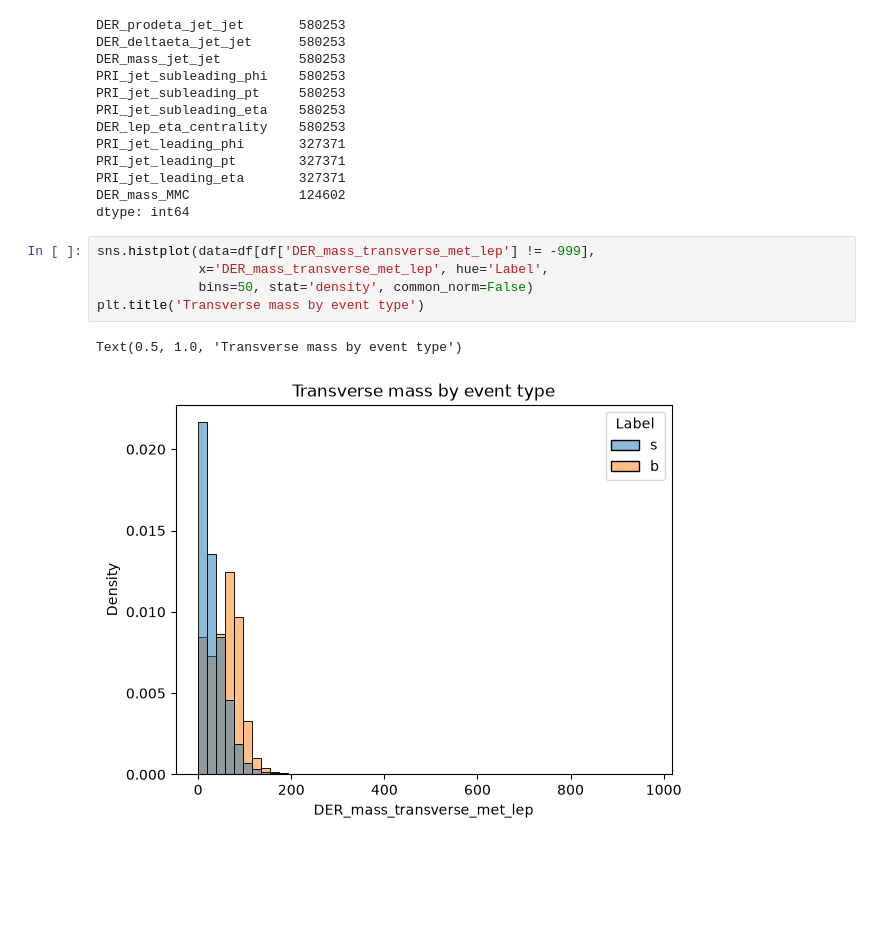
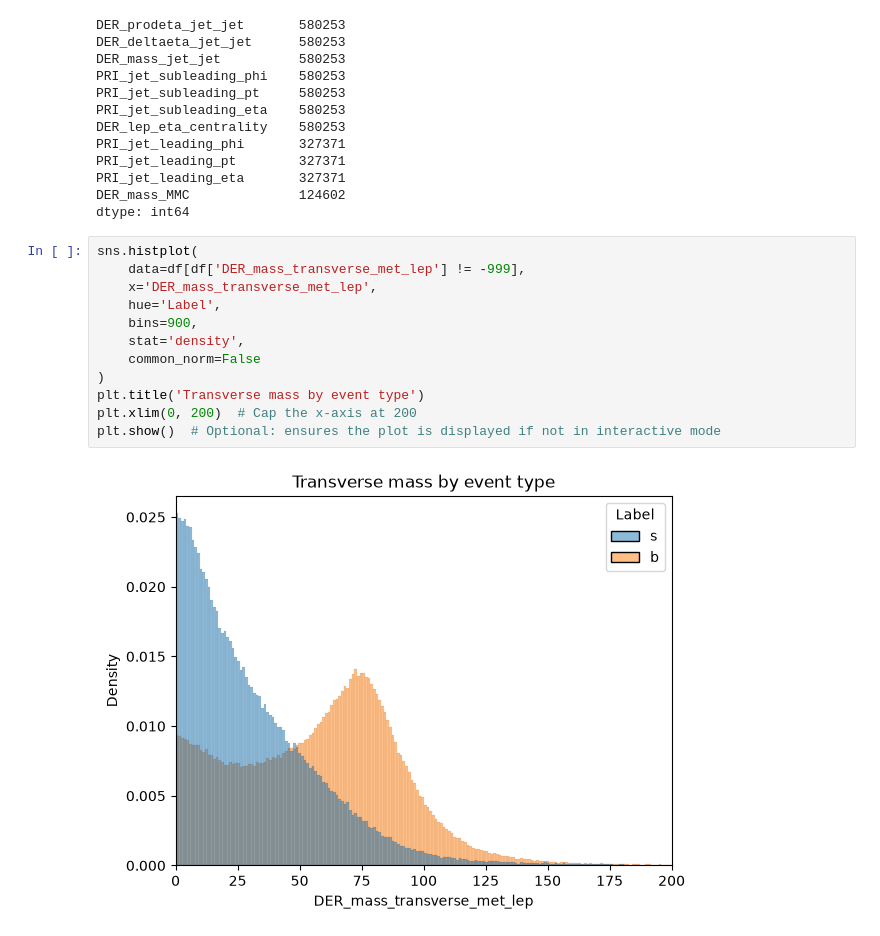
Before and after one commit to EmersonCarm/higgs-boson-signal-classification, a Jupyter notebook: Beginning_Analysis.ipynb, the cells around one changed output. Drawn from its saved outputs; the diff is of its cells as text; blank space fills up the shorter version.

```diff
--- a/Beginning_Analysis.ipynb
+++ b/Beginning_Analysis.ipynb
@@ -86,13 +71,19 @@ PRI_jet_leading_eta       327371
 DER_mass_MMC              124602
 dtype: int64
 # %%
-sns.histplot(data=df[df['DER_mass_transverse_met_lep'] != -999],
-             x='DER_mass_transverse_met_lep', hue='Label',
-             bins=50, stat='density', common_norm=False)
+sns.histplot(
+    data=df[df['DER_mass_transverse_met_lep'] != -999],
+    x='DER_mass_transverse_met_lep',
+    hue='Label',
+    bins=900,
+    stat='density',
+    common_norm=False
+)
 plt.title('Transverse mass by event type')
+plt.xlim(0, 200)  # Cap the x-axis at 200
+plt.show()  # Optional: ensures the plot is displayed if not in interactive mode
 # %% [output]
-Text(0.5, 1.0, 'Transverse mass by event type')
-[figure, old version]
+[figure, new version]
 # %%
 threshold = 0.5
 
```
Also changed, not shown: parts of 4 cells of this notebook.
